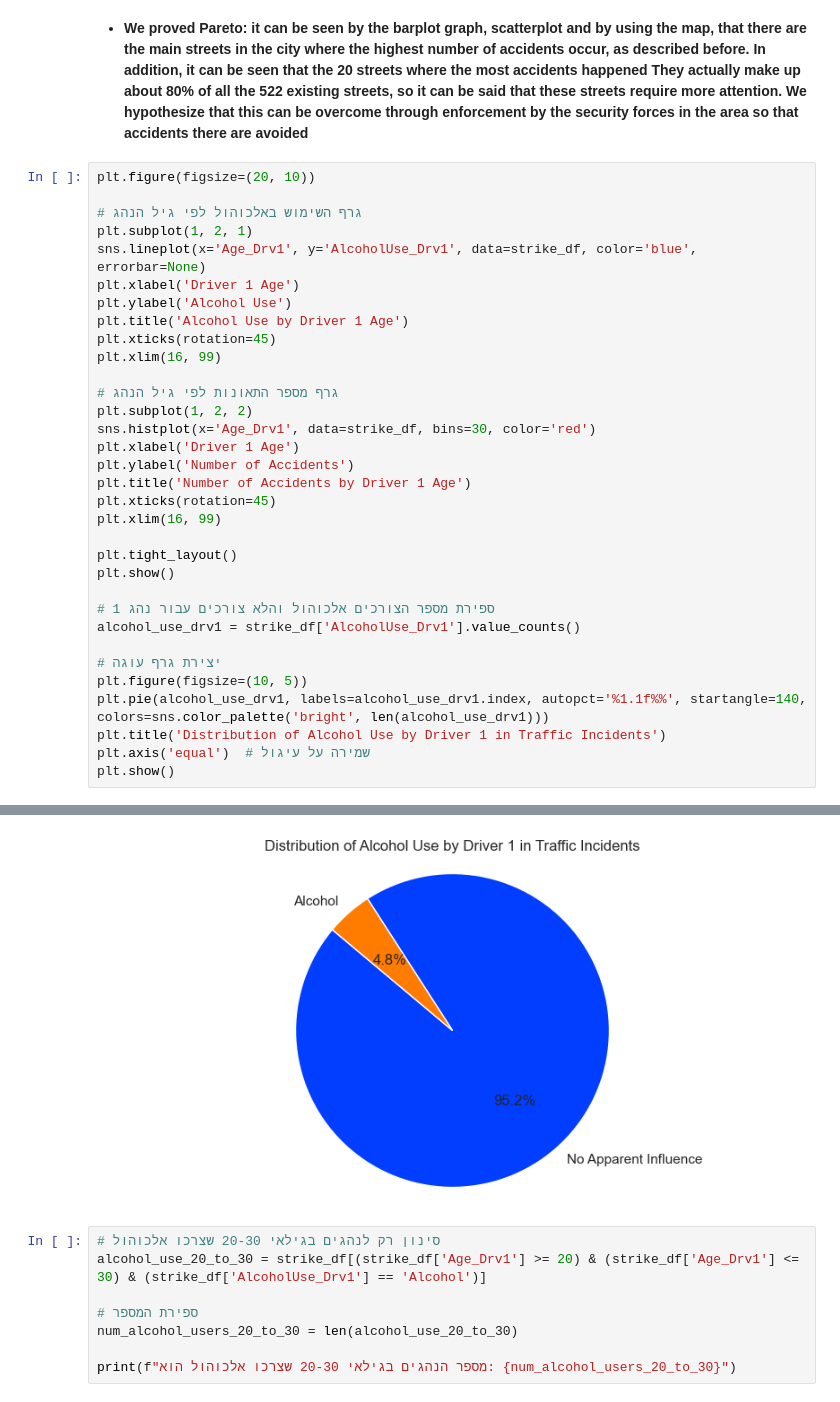
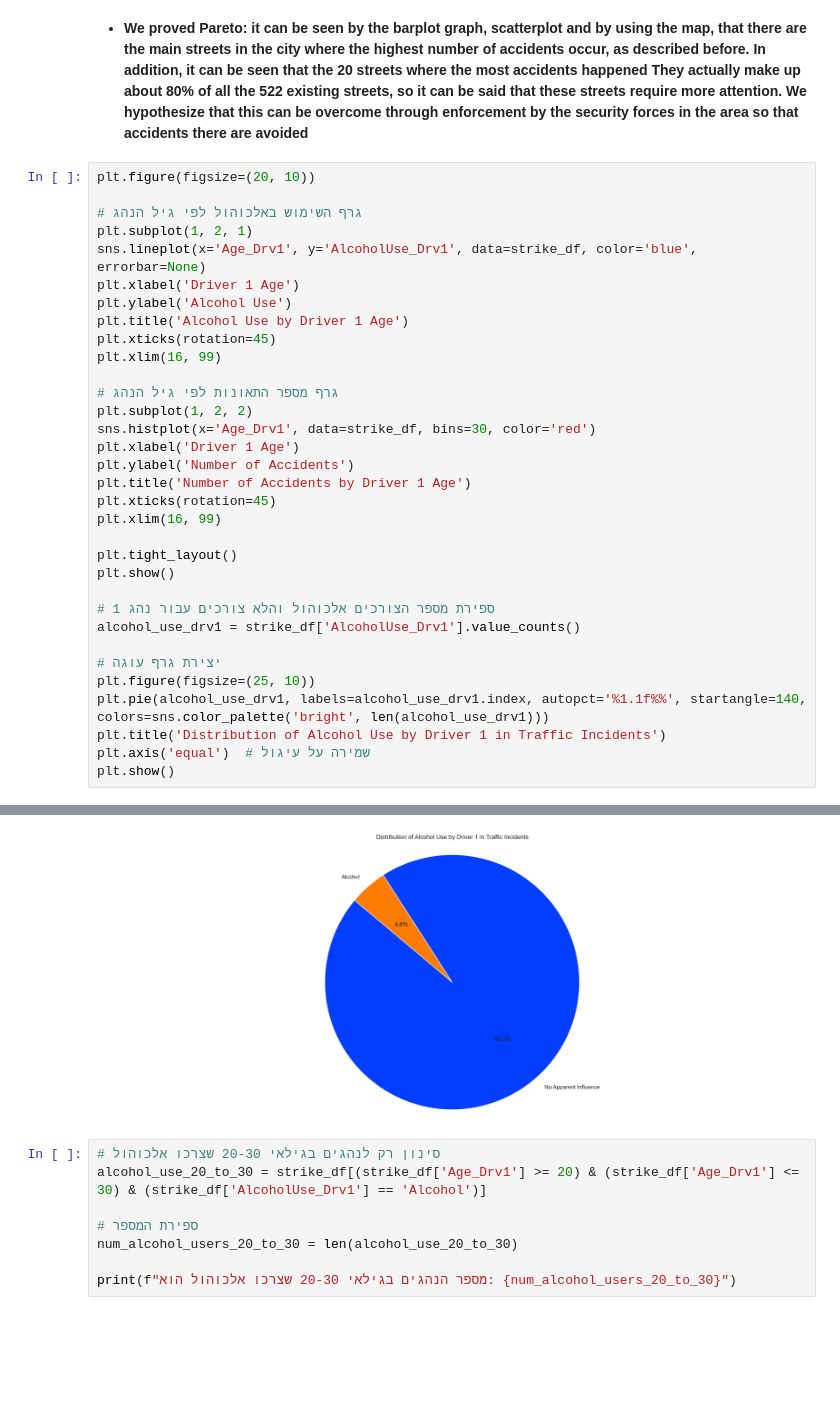
Before and after one commit to oribachar13579/oriandyuval, a Jupyter notebook: 17.ipynb, the cells around one changed output, grey strips where cells are left out. Drawn from its saved outputs; the diff is of its cells as text; blank space fills up the shorter version.

```diff
--- a/17.ipynb
+++ b/17.ipynb
@@ -277,35 +279,35 @@ plt.figure(figsize=(20, 10))
 plt.subplot(1, 2, 1)
 sns.lineplot(x='Age_Drv1', y='AlcoholUse_Drv1', data=strike_df, color='blue', errorbar=None)
 plt.xlabel('Driver 1 Age')
 plt.ylabel('Alcohol Use')
 plt.title('Alcohol Use by Driver 1 Age')
 plt.xticks(rotation=45)
 plt.xlim(16, 99)
 
 # גרף מספר התאונות לפי גיל הנהג
 plt.subplot(1, 2, 2)
 sns.histplot(x='Age_Drv1', data=strike_df, bins=30, color='red')
 plt.xlabel('Driver 1 Age')
 plt.ylabel('Number of Accidents')
 plt.title('Number of Accidents by Driver 1 Age')
 plt.xticks(rotation=45)
 plt.xlim(16, 99)
 
 plt.tight_layout()
 plt.show()
 
 # ספירת מספר הצורכים אלכוהול והלא צורכים עבור נהג 1
 alcohol_use_drv1 = strike_df['AlcoholUse_Drv1'].value_counts()
 
 # יצירת גרף עוגה
-plt.figure(figsize=(10, 5))
+plt.figure(figsize=(25, 10))
 plt.pie(alcohol_use_drv1, labels=alcohol_use_drv1.index, autopct='%1.1f%%', startangle=140, colors=sns.color_palette('bright', len(alcohol_use_drv1)))
 plt.title('Distribution of Alcohol Use by Driver 1 in Traffic Incidents')
 plt.axis('equal')  # שמירה על עיגול
 plt.show()
 # %% [output]
 [figure]
-[figure, old version]
+[figure, new version]
 # %%
 # סינון רק לנהגים בגילאי 20-30 שצרכו אלכוהול
 alcohol_use_20_to_30 = strike_df[(strike_df['Age_Drv1'] >= 20) & (strike_df['Age_Drv1'] <= 30) & (strike_df['AlcoholUse_Drv1'] == 'Alcohol')]
```
Also changed, not shown: parts of 4 cells of this notebook.
